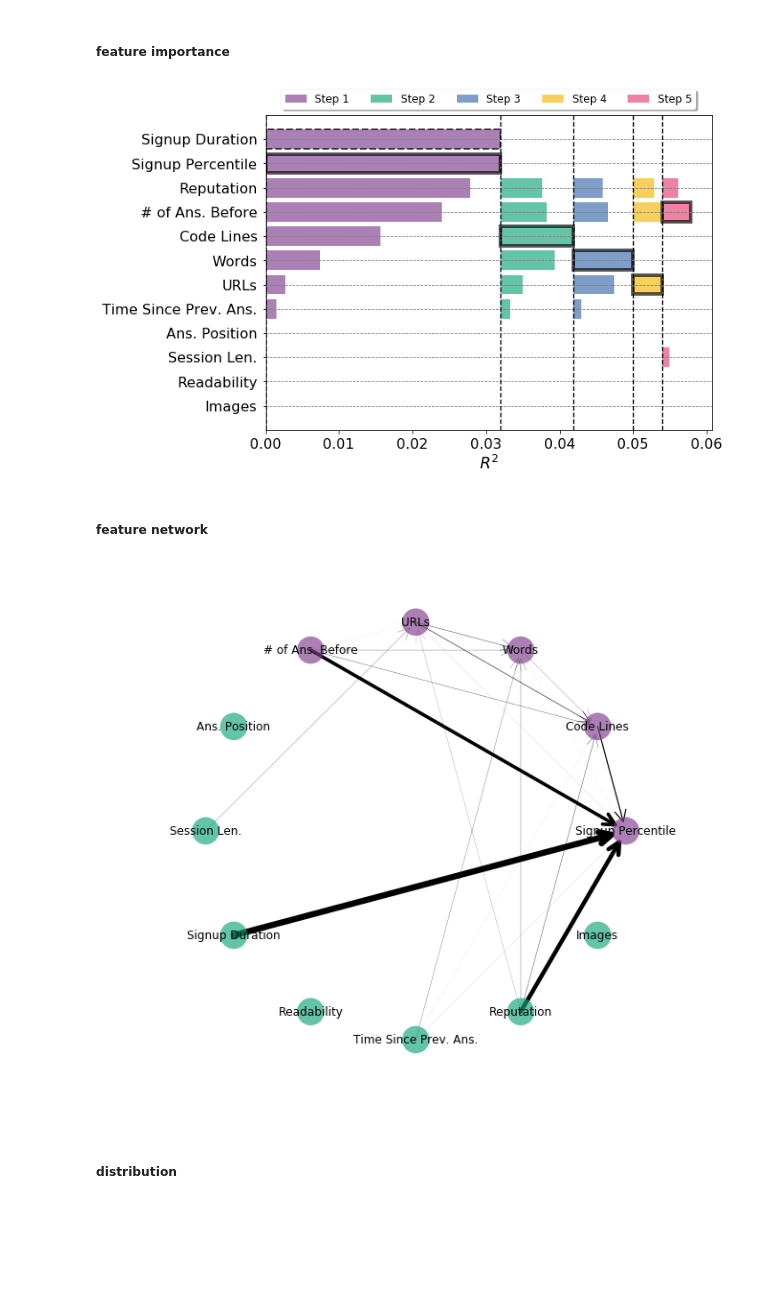
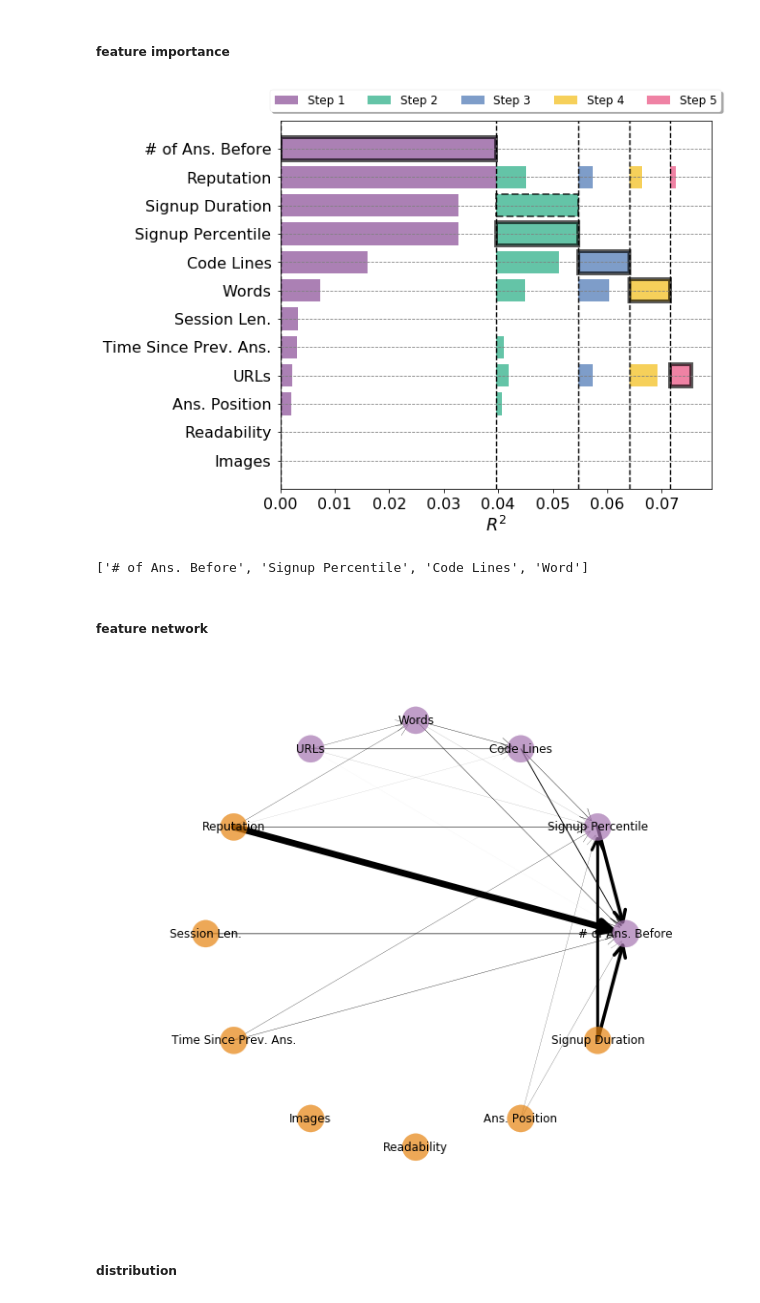
Before and after one commit to peterfennell/S3D, a Jupyter notebook: replicate/3-visualize-models.ipynb, the cells around one changed output. Drawn from its saved outputs; the diff is of its cells as text; code cells hidden in the pictures; blank space fills up the shorter version.

```diff
--- a/replicate/3-visualize-models.ipynb
+++ b/replicate/3-visualize-models.ipynb
@@ -36,26 +41,39 @@ ylab_list = ['Signup Duration', 'Signup Percentile', 'Reputation',
+# %%
+ylab_list = ['# of Ans. Before', 'Reputation', 'Signup Duration',
+             'Signup Percentile', 'Code Lines', 'Words', 'Session Len.',
+             'Time Since Prev. Ans.', 'URLs', 'Ans. Position',
+             'Readability', 'Images',
+            ]
 # %%
 data_name = 'stackoverflow_cleaned_subset'
-split_version = 1
-model_folder = 'models/{}/{}/'.format(data_name, split_version)
-fig, ax = utils.visualize_s3d_steps(model_folder, figsize=(9, 6.5),
+#split_version = 1
+#model_folder = 'models/{}/{}/'.format(data_name, split_version)
+model_folder = 'full-models/{}/'.format(data_name)
+fig, ax = utils.visualize_s3d_steps(model_folder, figsize=(8, 7),
                                     color_list=color_list, bar_alpha=0.65)
 mapping = dict(zip([t.get_text() for t in ax.get_yticklabels()[::-1]], ylab_list))
 _ = ax.set_yticklabels(ylab_list[::-1])
 # %% [output]
-[figure, old version]
+[figure, new version]
+# %%
+feature_list = ['# of Ans. Before', 'Signup Percentile', 'Code Lines', 'Word']
+feature_list
+# %% [output]
+['# of Ans. Before', 'Signup Percentile', 'Code Lines', 'Word']
 # %% [markdown]
 ##### feature network
 # %%
 net, (fig, ax) = utils.visualize_feature_network(model_folder=model_folder, w_scale=200, arrowsize=30,
-                                                 node_kwargs={'alpha': 0.65}, label_kwargs={'labels': mapping},
+                                                 node_kwargs={'alpha': 0.7}, label_kwargs={'labels': mapping},
                                                  color_choice=dict(zip(['selected', 'unselected', 'isolated'],
-                                                                       color_list[:3])))
+                                                                       [purple_color, orange_color, 'k'])))
+                                                                       #color_list[:3])))
 xmin, xmax = ax.get_xlim()
 ax.set_xlim([xmin*1.05, xmax*1.05])
 ymin, ymax = ax.get_ylim()
 _ = ax.set_ylim([ymin*1.03, ymax*1.03])
 # %% [output]
-[figure, old version]
+[figure, new version]
 # %% [markdown]
 ##### distribution
 # %% [markdown]
```
Also changed, not shown: parts of 81 cells of this notebook, 19 other files.
